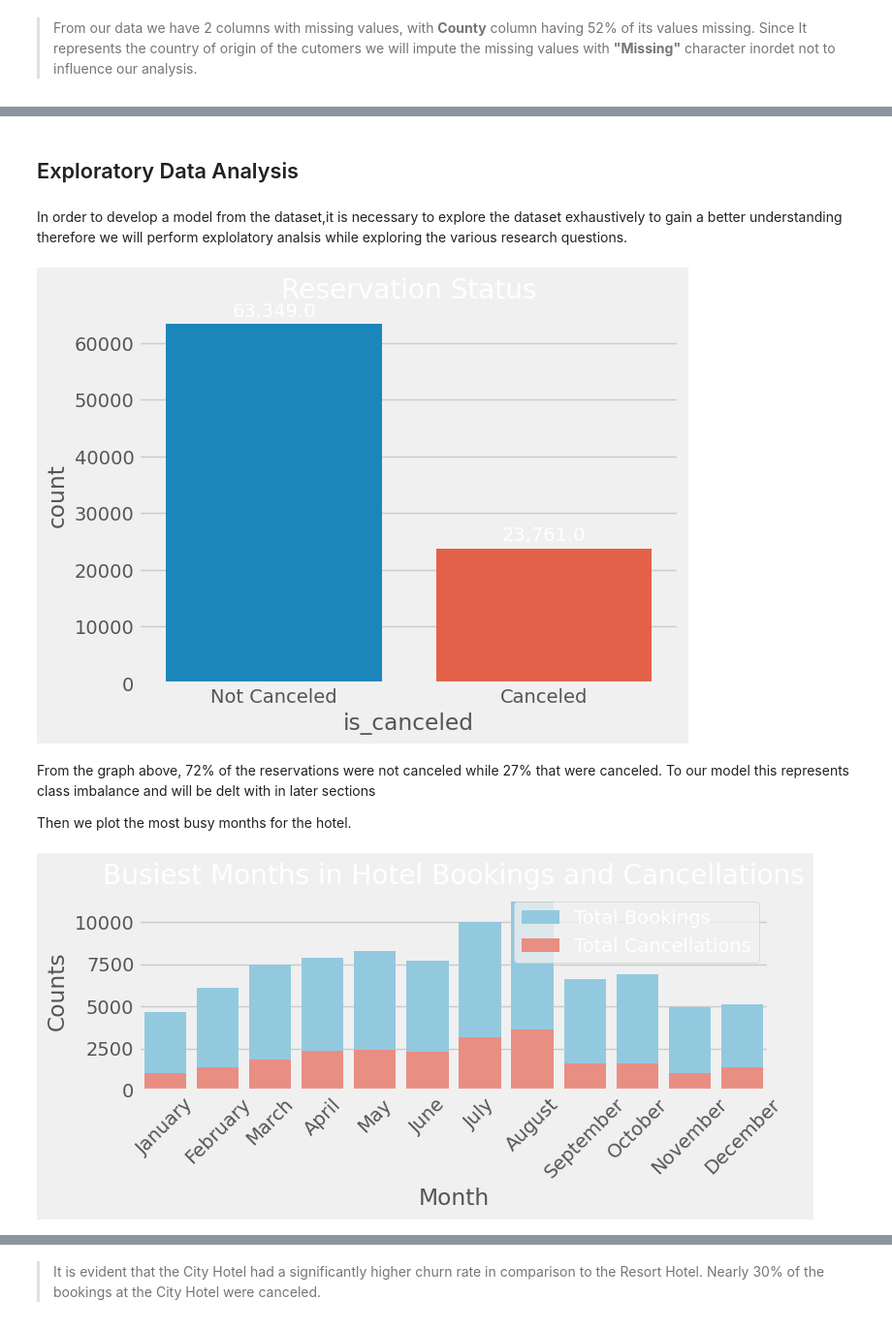
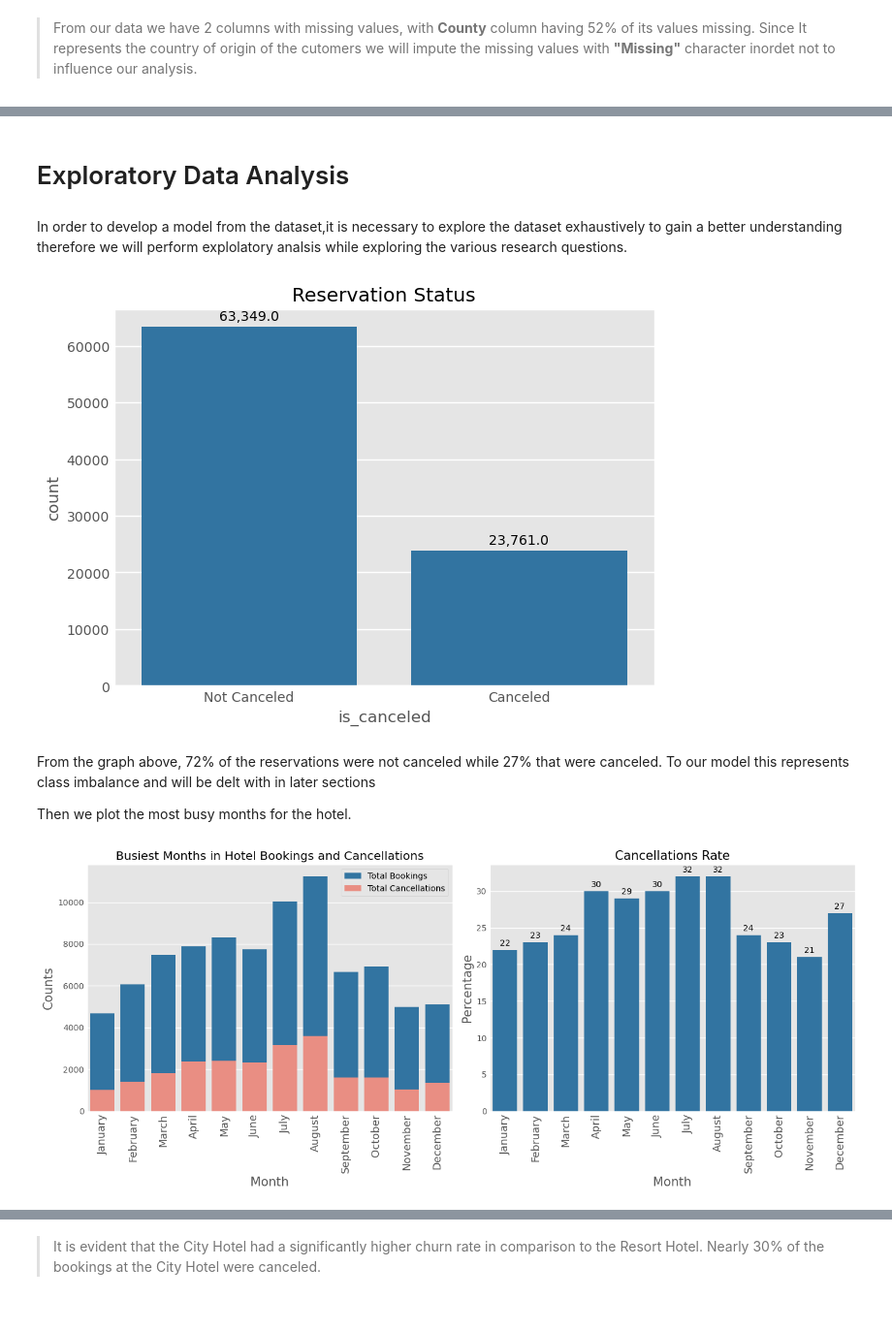
Before and after one commit to sha-ddie/Hotel-Reservation-Churning-Prediction, a Jupyter notebook: Analysis.ipynb, the cells around one changed output, grey strips where cells are left out. Shown at 97% size. Drawn from its saved outputs; the diff is of its cells as text; code cells hidden in the pictures.

Commit message:
Done Data preprocessing

```diff
--- a/Analysis.ipynb
+++ b/Analysis.ipynb
@@ -194,55 +181,62 @@ Index(['hotel', 'is_canceled', 'lead_time', 'arrival_date_year',
 # %% [markdown]
-## Exploratory Data Analysis
+# Exploratory Data Analysis
 # %% [markdown]
 In order to develop a model from the dataset,it is necessary to explore the dataset exhaustively to gain a better understanding therefore we will perform explolatory analsis while exploring the various research questions.
 # %%
 # ploting value counts of our dependent variable
-plt.style.use("fivethirtyeight")
+
 fig, ax=plt.subplots()
-sns.countplot(x=data.is_canceled.replace({1:'Canceled',0:'Not Canceled'}), ax=ax)
+sns.countplot(x=data.is_canceled.replace({1:'Canceled',0:'Not Canceled'}), color="tab:blue", ax=ax)
 ax.bar_label( ax.containers[0],padding=3, fmt='{:,}');
 ax.set_title("Reservation Status");
 # %% [output]
-[figure, old version]
+[figure, new version]
 # %% [markdown]
 From the graph above, 72% of the reservations were not canceled while 27% that were canceled. To our model this represents class imbalance and will be delt with in later sections
 
 Then we plot the most busy months for the hotel.
 # %%
+
 # Convert 'arrival_date_month' to a categorical data type with correct ordering
 month_order = [
     'January', 'February', 'March', 'April', 'May', 'June',
-    'July', 'August', 'September', 'October', 'November', 'December'
-]
-
-data['arrival_date_month'] = pd.Categorical(
-    data['arrival_date_month'], categories=month_order, ordered=True
-)
+    'July', 'August', 'September', 'October', 'November', 'December']
 
 # Group data by month and calculate counts
 monthly_counts = data.groupby('arrival_date_month').size().reset_index(name='total_bookings')
 
 cancelled_counts = data[data['is_canceled'] == 1].groupby('arrival_date_month').size()\
     .reset_index(name='total_cancellations')
 
 # Merge the two count DataFrames
 result = pd.merge(monthly_counts, cancelled_counts, on='arrival_date_month')
+result['mean']=result.apply(lambda x: round(((x['total_cancellations']/x['total_bookings'])*100),0) ,axis=1)
 
-#Plotting
-plt.figure(figsize=(8, 4))
-sns.barplot(x='arrival_date_month', y='total_bookings',
-            data=result, color='skyblue', label='Total Bookings')
-sns.barplot(x='arrival_date_month', y='total_cancellations',
-            data=result, color='salmon', label='Total Cancellations')
-plt.xlabel('Month')
-plt.ylabel('Counts')
-plt.title('Busiest Months in Hotel Bookings and Cancellations')
-plt.xticks(rotation=45)
-plt.legend()
+#first Plot of total bookings
+fig, ax= plt.subplots(ncols=2,figsize=(14, 6))
+sns.barplot(x='arrival_date_month', y='total_bookings', data=result,
+            color='tab:blue', label='Total Bookings', order=month_order, ax=ax[0])
+sns.barplot(x='arrival_date_month', y='total_cancellations', order=month_order, data=result,
+            color='salmon', label='Total Cancellations',ax=ax[0])
+ax[0].set_xlabel('Month',fontsize=15)
+ax[0].set_ylabel('Counts',fontsize=15)
+ax[0].set_title('Busiest Months in Hotel Bookings and Cancellations')
+ax[0].tick_params(axis='x',rotation=90,labelsize=13)
+ax[0].legend()
+
+#second Plot of mean cancellation rate
+sns.barplot(data=result, x='arrival_date_month', y='mean',color='tab:blue',
+            order=month_order , ax=ax[1])
+ax[1].tick_params(axis='x',rotation=90,labelsize=13)
+ax[1].set_title("Cancellations Rate",fontsize=15)
+ax[1].set_xlabel('Month',fontsize=15)
+ax[1].set_ylabel('Percentage',fontsize=15)
+ax[1].bar_label(ax[1].containers[0], padding=3)
+
 plt.tight_layout()
 plt.show()
 # %% [output]
-[figure, old version]
+[figure, new version]
 # %% [markdown]
 From the graph, we can observe trends in booking and cancellation activity across the months.
 
```
Also changed, not shown: parts of 36 cells of this notebook.
